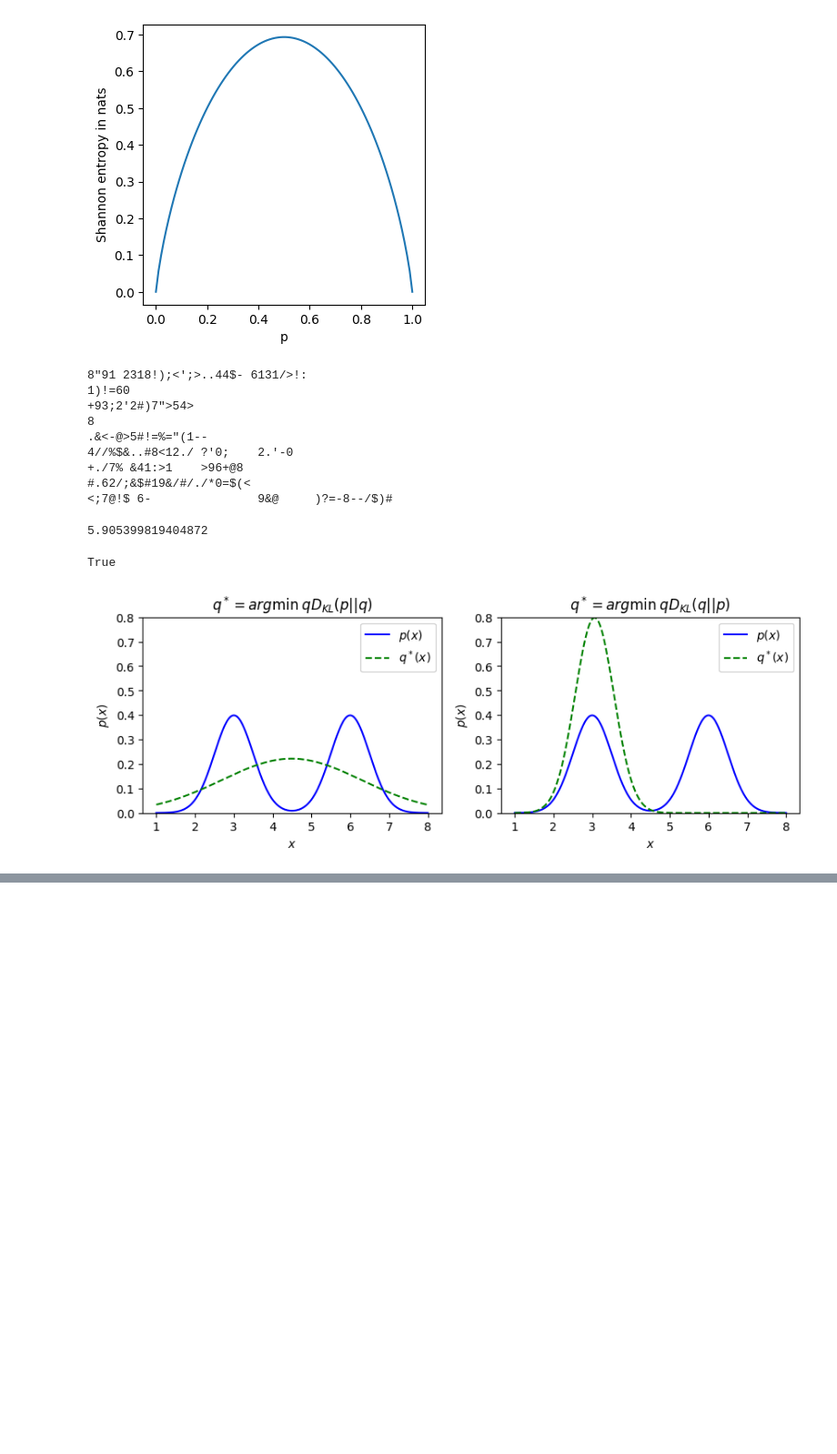
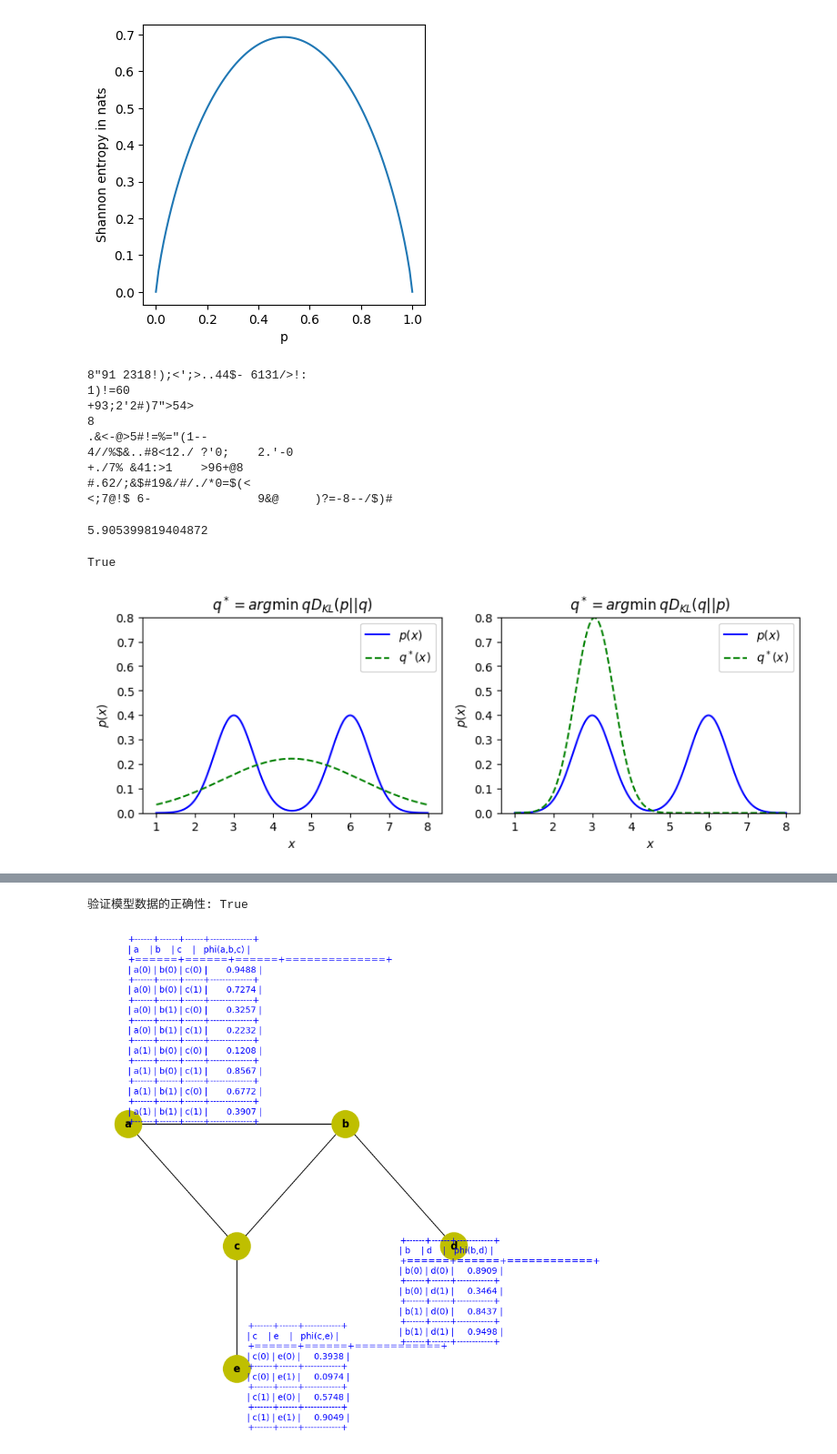
Before and after one commit to Yellow-BringtEast/python-study, a Jupyter notebook: 机器学习/花书代码实现/chapter2.ipynb, the cells around one changed output, grey strips where cells are left out. Shown at 91% size. Cells and saved outputs as stored; diff of their text form; code cells hidden in the pictures; blank space fills up the shorter version.

```diff
--- a/机器学习/花书代码实现/chapter2.ipynb
+++ b/机器学习/花书代码实现/chapter2.ipynb
@@ -268,0 +331,28 @@ for ax in axes:
+# %%
+# 无向图模型
+from pgmpy.models import MarkovNetwork
+from pgmpy.factors.discrete import DiscreteFactor
+
+# 建立一个简单马尔科夫网
+model = MarkovNetwork([('a', 'b'), ('a', 'c'), ('b', 'c'),('b', 'd'), ('c', 'e')])
+
+# 各团因子 (参数随机选择)
+factor_abc = DiscreteFactor(['a', 'b', 'c'], cardinality=[2, 2 ,2], values=np.random.rand(8))
+factor_bd = DiscreteFactor(['b', 'd'], cardinality=[2, 2], values=np.random.rand(4))
+factor_ce = DiscreteFactor(['c', 'e'], cardinality=[2, 2], values=np.random.rand(4))
+
+# 将各团因子加入网络
+model.add_factors(factor_abc,factor_bd,factor_ce)
+
+# 验证模型数据的正确性
+print("验证模型数据的正确性:",model.check_model())
+
+# # 绘制贝叶斯图 (节点 + 依赖关系)
+nx.draw(model, with_labels=True, node_size=1000, font_weight='bold', node_color='y', pos={"e":[4,3],"c":[4,5],"d":[8,5],"a":[2,7],"b":[6,7]})
+plt.text(2,7,model.get_factors()[0], fontsize=10, color='b')
+plt.text(7,3.4,model.get_factors()[1], fontsize=10, color='b')
+plt.text(4.2,2,model.get_factors()[2], fontsize=10, color='b')
+plt.show()
+# %% [output]
+验证模型数据的正确性: True
+[figure, added]
```
Also changed, not shown: parts of 12 cells of this notebook.
